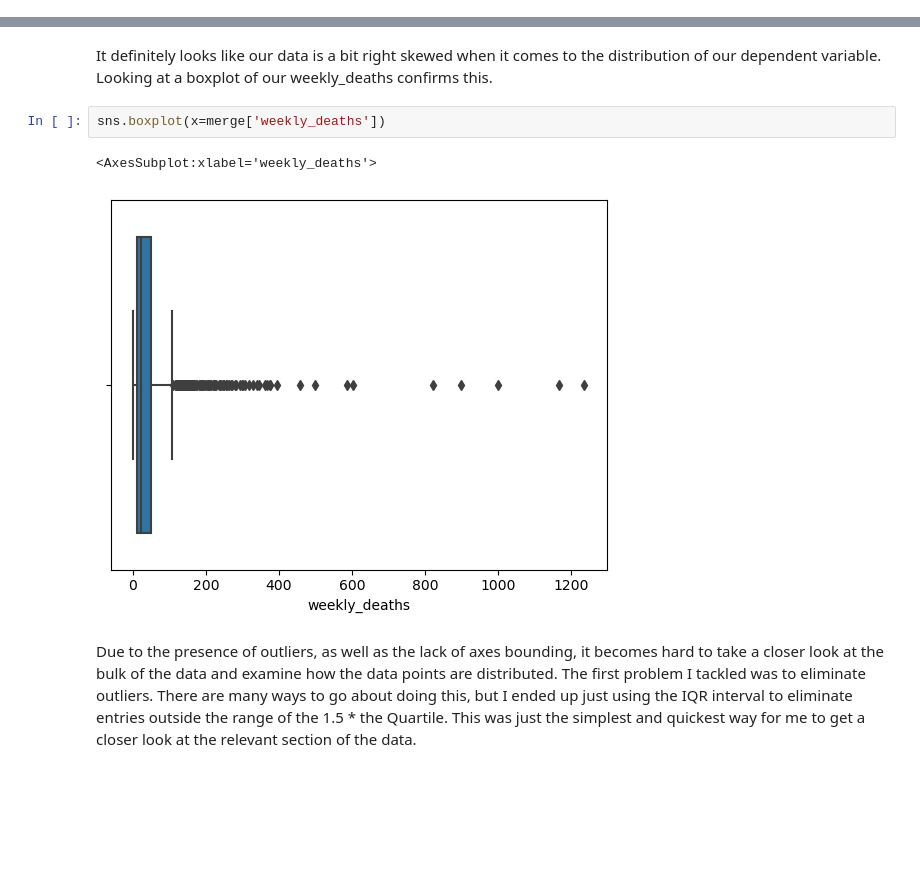
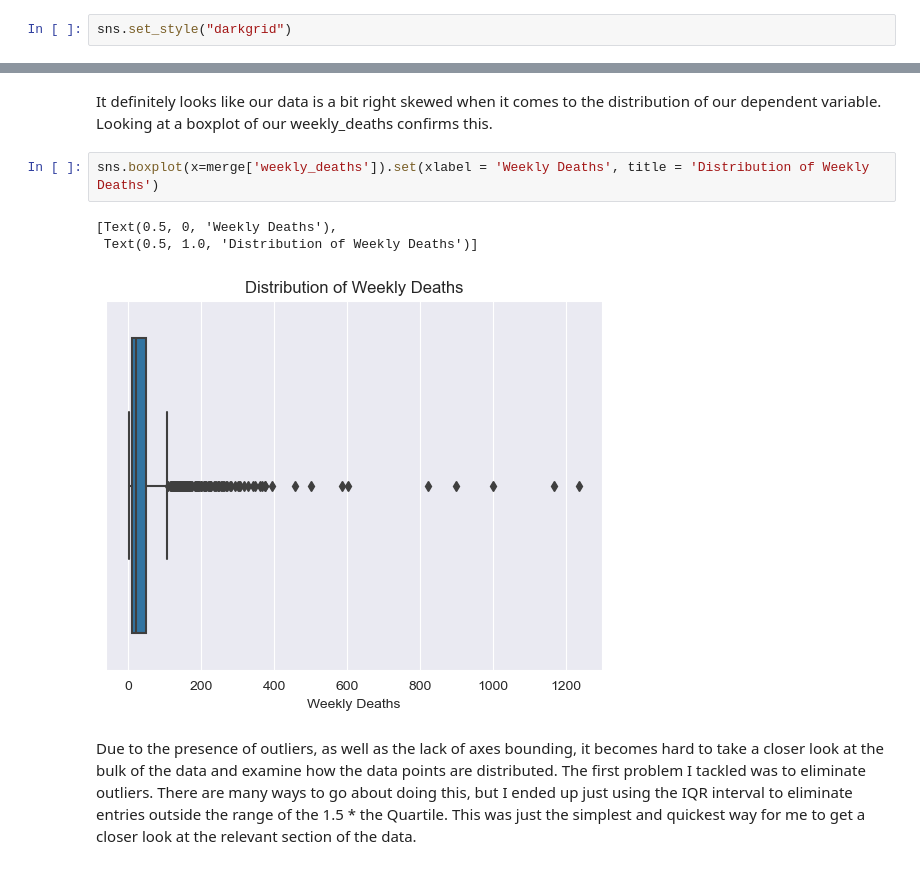
Before and after one commit to csayani/Covid-Mortality-Analysis, a Jupyter notebook: Covid_Mortality_Analysis.ipynb, the cells around one changed output, grey strips where cells are left out. Cells and saved outputs as stored; diff of their text form; blank space fills up the shorter version.

```diff
--- a/Covid_Mortality_Analysis.ipynb
+++ b/Covid_Mortality_Analysis.ipynb
@@ -170,4 +170,6 @@ Finally, since our Linear Model requires an analysis between two continuous vari
 ### Checking Assumptions: Cleaning up the data
 
 Due to the uneven distribution and large amount of data points, attempting to examine the visual relationship between our two variables seems difficult at first glance. For example, take the scatterplot below:
+# %%
+sns.set_style("darkgrid")
 # %%
@@ -178,10 +182,11 @@ sns.scatterplot(data = merge, x = 'weighted_score',y='weekly_deaths')
 # %% [markdown]
 It definitely looks like our data is a bit right skewed when it comes to the distribution of our dependent variable. Looking at a boxplot of our weekly_deaths confirms this.
 # %%
-sns.boxplot(x=merge['weekly_deaths'])
+sns.boxplot(x=merge['weekly_deaths']).set(xlabel = 'Weekly Deaths', title = 'Distribution of Weekly Deaths')
 # %% [output]
-<AxesSubplot:xlabel='weekly_deaths'>
+[Text(0.5, 0, 'Weekly Deaths'),
+ Text(0.5, 1.0, 'Distribution of Weekly Deaths')]
-[figure, old version]
+[figure, new version]
 # %% [markdown]
 Due to the presence of outliers, as well as the lack of axes bounding, it becomes hard to take a closer look at the bulk of the data and examine how the data points are distributed. The first problem I tackled was to eliminate outliers. There are many ways to go about doing this, but I ended up just using the IQR interval to eliminate entries outside the range of the 1.5 * the Quartile. This was just the simplest and quickest way for me to get a closer look at the relevant section of the data.
 # %%
```
Also changed, not shown: parts of 15 cells of this notebook.
